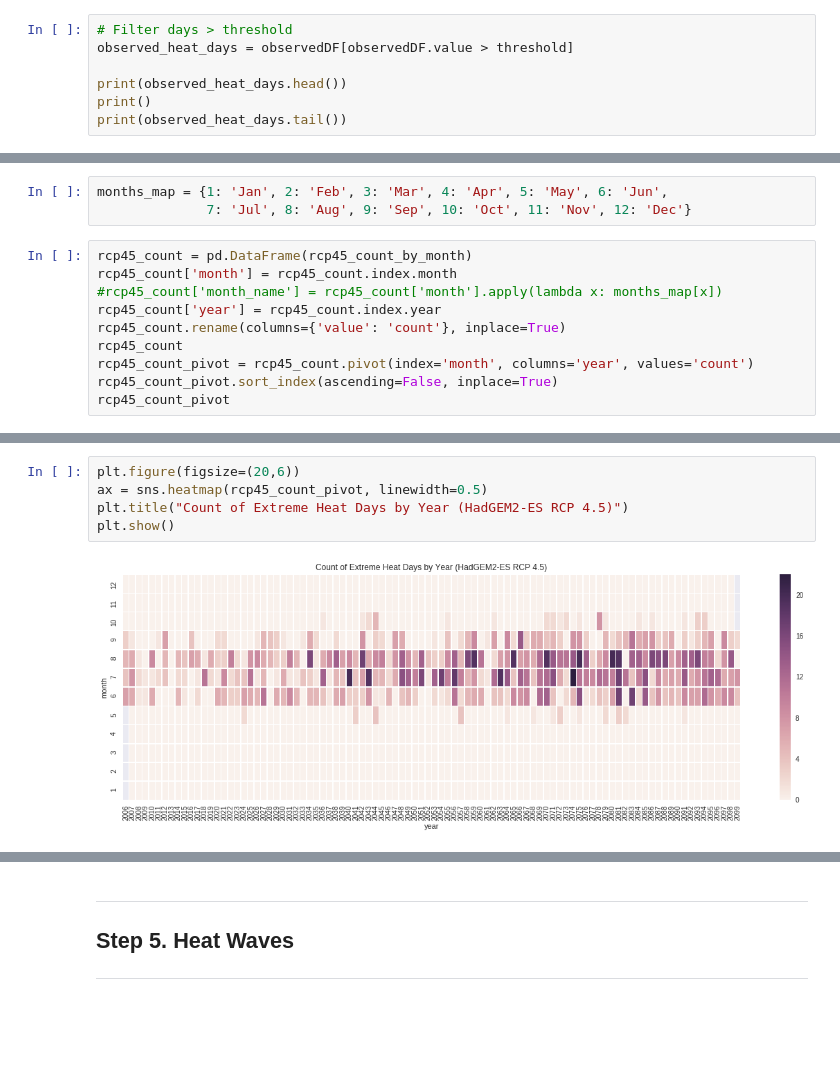
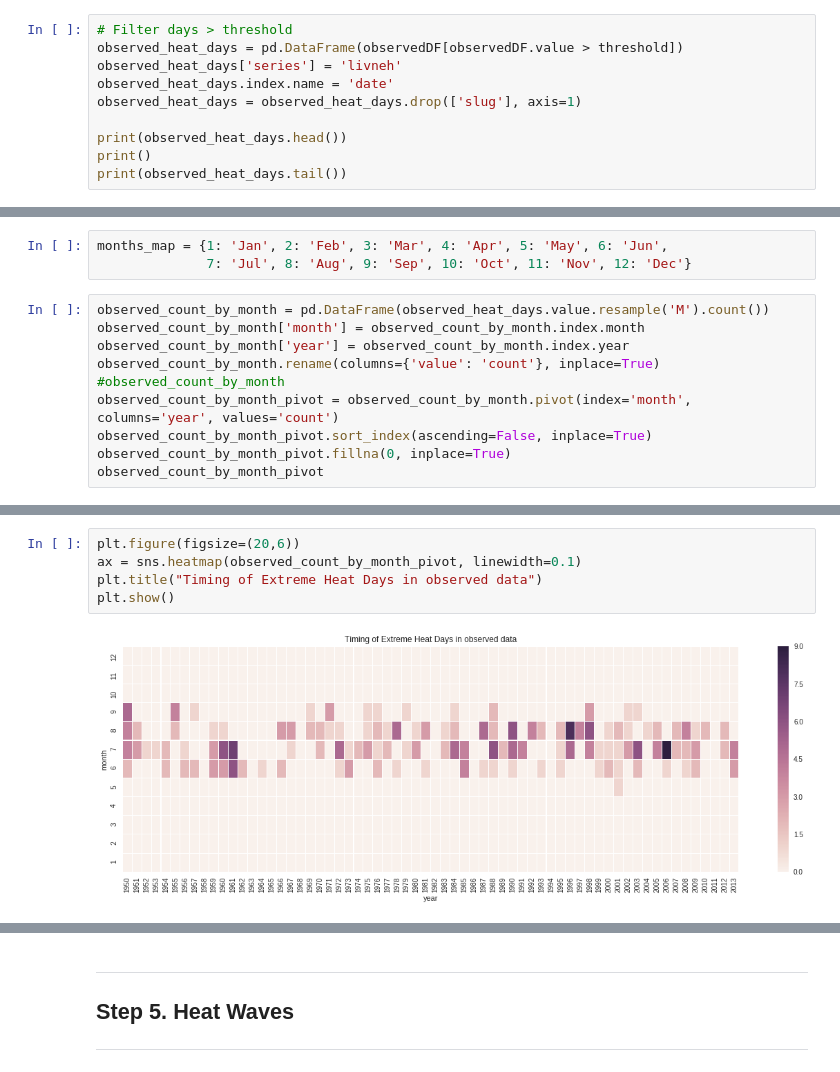
Before and after one commit to berkeley-gif/caladapt-docs, a Jupyter notebook: cookbook/daily_data_extreme_heat.ipynb, the cells around one changed output, grey strips where cells are left out. Drawn from its saved outputs; the diff is of its cells as text; blank space fills up the shorter version.

```diff
--- a/cookbook/daily_data_extreme_heat.ipynb
+++ b/cookbook/daily_data_extreme_heat.ipynb
@@ -293,7 +299,10 @@ Extreme Heat Threshold value for Sacramento is 102.7 degrees Fahrenheit
 ### 3a. Find number of extreme heat days from observed data
 # %%
 # Filter days > threshold
-observed_heat_days = observedDF[observedDF.value > threshold]
+observed_heat_days = pd.DataFrame(observedDF[observedDF.value > threshold])
+observed_heat_days['series'] = 'livneh'
+observed_heat_days.index.name = 'date'
+observed_heat_days = observed_heat_days.drop(['slug'], axis=1)
 
 print(observed_heat_days.head())
 print()
@@ -456,13 +425,13 @@ projected_count_by_year.plot(sharex=True, sharey=True)
 months_map = {1: 'Jan', 2: 'Feb', 3: 'Mar', 4: 'Apr', 5: 'May', 6: 'Jun',
               7: 'Jul', 8: 'Aug', 9: 'Sep', 10: 'Oct', 11: 'Nov', 12: 'Dec'}
 # %%
-rcp45_count = pd.DataFrame(rcp45_count_by_month)
-rcp45_count['month'] = rcp45_count.index.month
-#rcp45_count['month_name'] = rcp45_count['month'].apply(lambda x: months_map[x])
-rcp45_count['year'] = rcp45_count.index.year
-rcp45_count.rename(columns={'value': 'count'}, inplace=True)
-rcp45_count
-rcp45_count_pivot = rcp45_count.pivot(index='month', columns='year', values='count')
-rcp45_count_pivot.sort_index(ascending=False, inplace=True)
-rcp45_count_pivot
+observed_count_by_month = pd.DataFrame(observed_heat_days.value.resample('M').count())
+observed_count_by_month['month'] = observed_count_by_month.index.month
+observed_count_by_month['year'] = observed_count_by_month.index.year
+observed_count_by_month.rename(columns={'value': 'count'}, inplace=True)
+#observed_count_by_month
+observed_count_by_month_pivot = observed_count_by_month.pivot(index='month', columns='year', values='count')
+observed_count_by_month_pivot.sort_index(ascending=False, inplace=True)
+observed_count_by_month_pivot.fillna(0, inplace=True)
+observed_count_by_month_pivot
 # %% [output]
@@ -484,7 +453,7 @@ rcp45_count_pivot
 # %%
 plt.figure(figsize=(20,6))
-ax = sns.heatmap(rcp45_count_pivot, linewidth=0.5)
-plt.title("Count of Extreme Heat Days by Year (HadGEM2-ES RCP 4.5)")
+ax = sns.heatmap(observed_count_by_month_pivot, linewidth=0.1)
+plt.title("Timing of Extreme Heat Days in observed data")
 plt.show()
 # %% [output]
-[figure, old version]
+[figure, new version]
```
Also changed, not shown: parts of 43 cells of this notebook.
